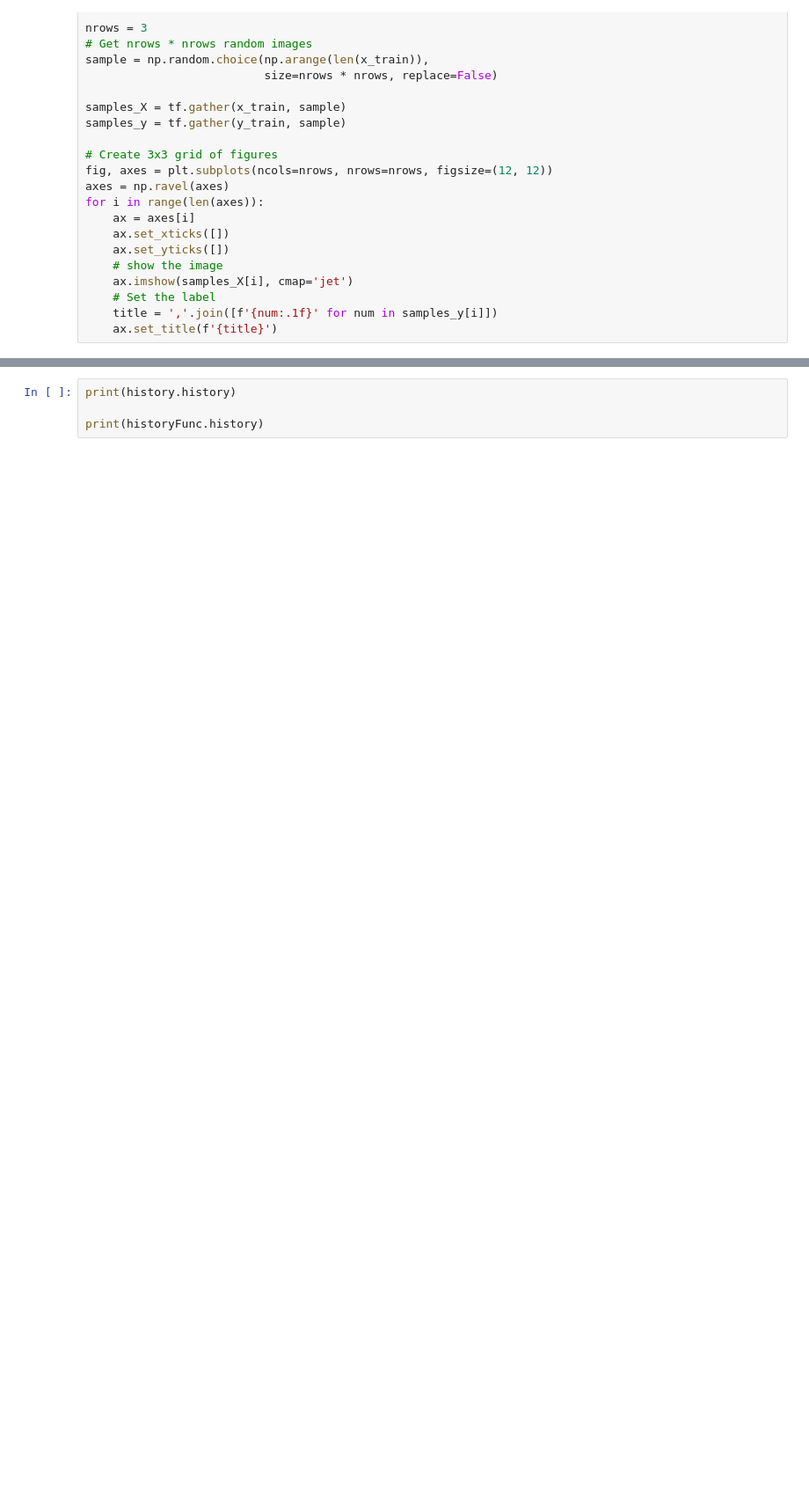
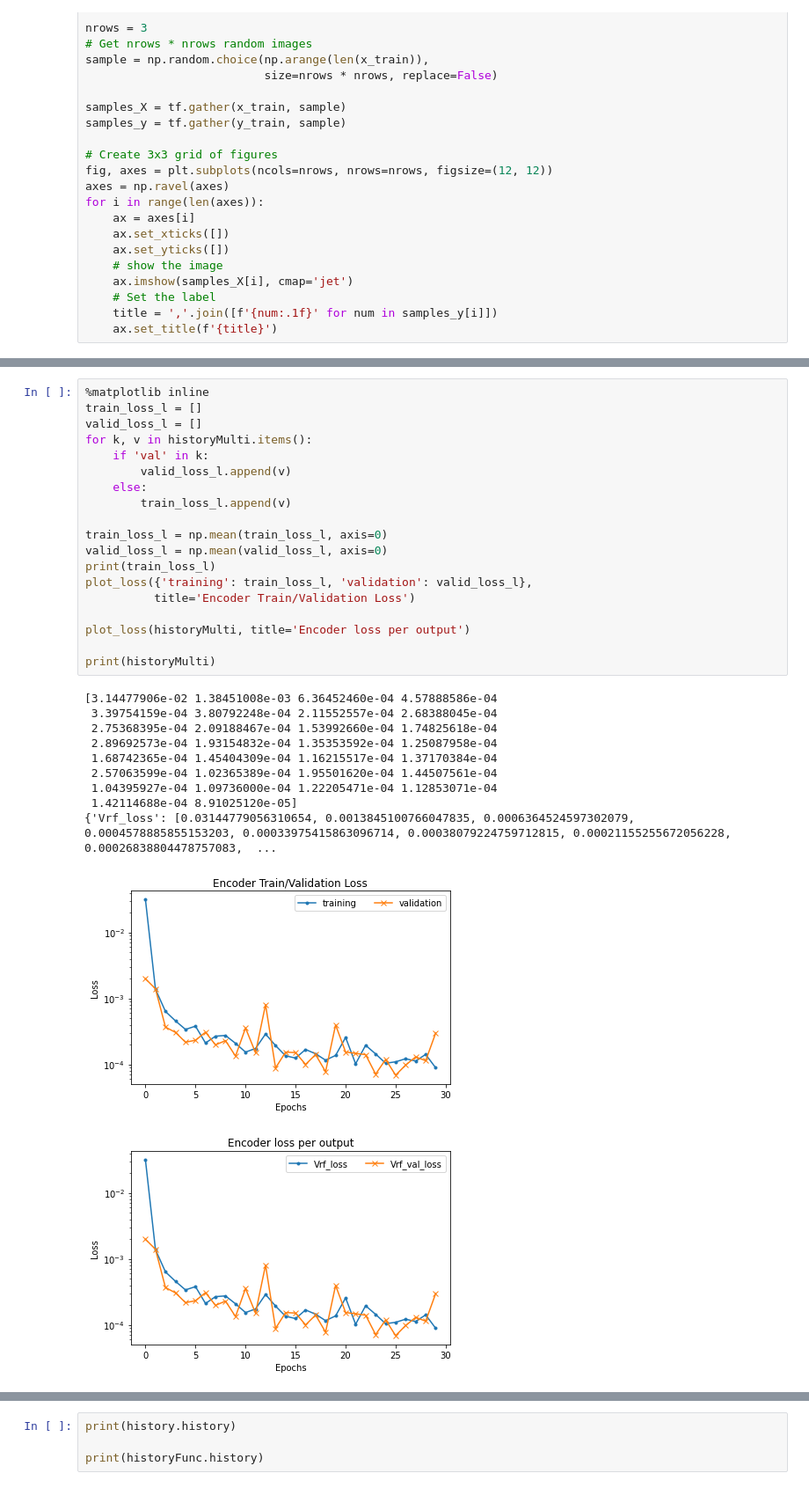
Before and after one commit to kiliakis/tomography_ML, a Jupyter notebook: train_encoder-multi-out.ipynb, the cells around one changed output, grey strips where cells are left out. Shown at 88% size. Drawn from its saved outputs; the diff is of its cells as text; blank space fills up the shorter version.

```diff
--- a/train_encoder-multi-out.ipynb
+++ b/train_encoder-multi-out.ipynb
@@ -294,3 +384,34 @@ _________________________________________________________________
+# %%
+%matplotlib inline
+train_loss_l = []
+valid_loss_l = []
+for k, v in historyMulti.items():
+    if 'val' in k:
+        valid_loss_l.append(v)
+    else:
+        train_loss_l.append(v)
+
+train_loss_l = np.mean(train_loss_l, axis=0)
+valid_loss_l = np.mean(valid_loss_l, axis=0)
+print(train_loss_l)
+plot_loss({'training': train_loss_l, 'validation': valid_loss_l},
+          title='Encoder Train/Validation Loss')
+
+plot_loss(historyMulti, title='Encoder loss per output')
+
+print(historyMulti)
+# %% [output]
+[3.14477906e-02 1.38451008e-03 6.36452460e-04 4.57888586e-04
+ 3.39754159e-04 3.80792248e-04 2.11552557e-04 2.68388045e-04
+ 2.75368395e-04 2.09188467e-04 1.53992660e-04 1.74825618e-04
+ 2.89692573e-04 1.93154832e-04 1.35353592e-04 1.25087958e-04
+ 1.68742365e-04 1.45404309e-04 1.16215517e-04 1.37170384e-04
+ 2.57063599e-04 1.02365389e-04 1.95501620e-04 1.44507561e-04
+ 1.04395927e-04 1.09736000e-04 1.22205471e-04 1.12853071e-04
+ 1.42114688e-04 8.91025120e-05]
+{'Vrf_loss': [0.03144779056310654, 0.0013845100766047835, 0.0006364524597302079, 0.0004578885855153203, 0.00033975415863096714, 0.00038079224759712815, 0.00021155255672056228, 0.00026838804478757083,  ...
+[figure, added]
+[figure, added]
 # %%
 # Model instantiation
 input_shape = (IMG_OUTPUT_SIZE, IMG_OUTPUT_SIZE, 1)
```
Also changed, not shown: parts of 6 cells of this notebook, 1 other file.
